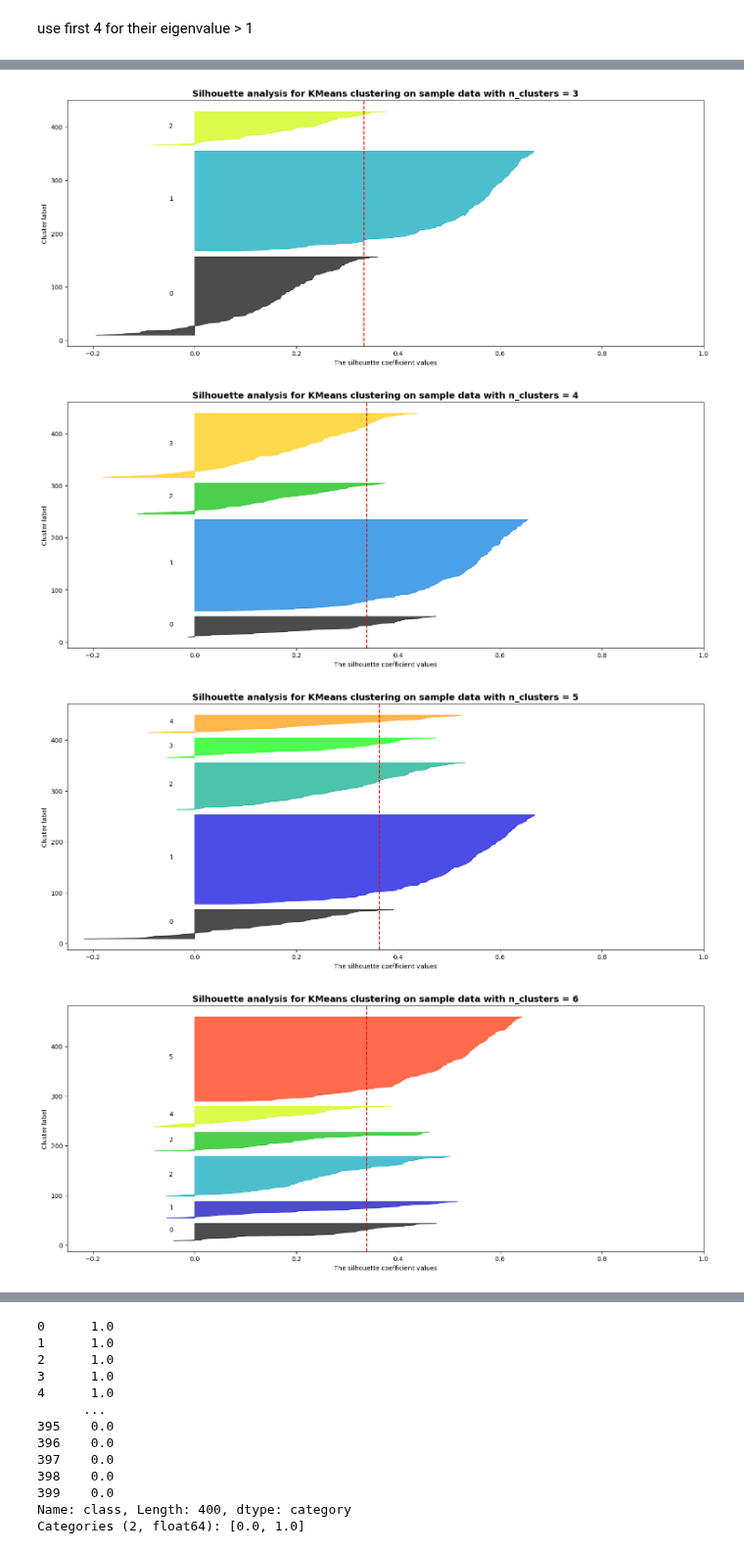
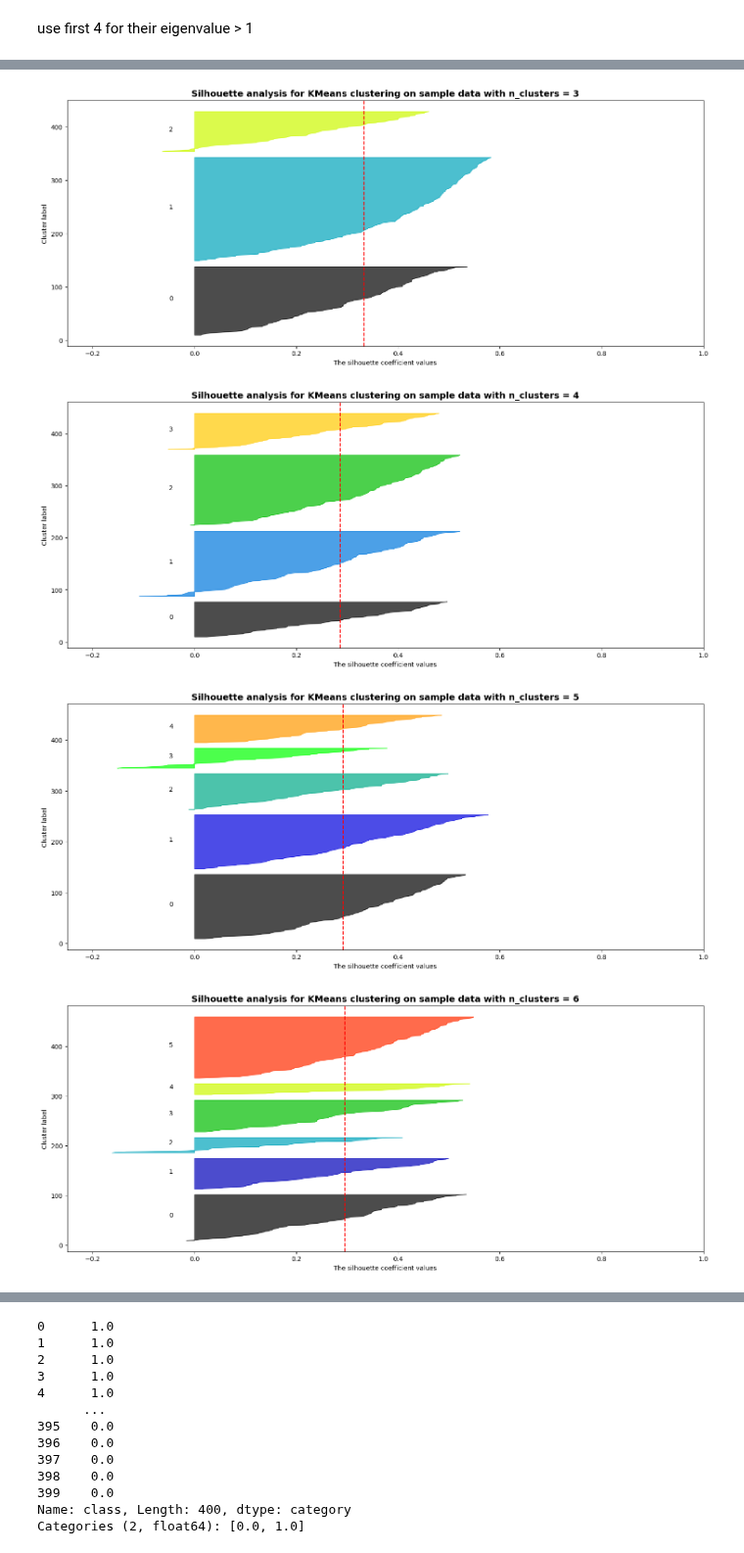
Before and after one commit to Barkesty/Project-Chronic-Kidney-Disease-Classification-Challenge, a Jupyter notebook: project.ipynb, the cells around one changed output, grey strips where cells are left out. Shown at 98% size. Cells and saved outputs as stored; diff of their text form; code cells hidden in the pictures.

```diff
--- a/project.ipynb
+++ b/project.ipynb
@@ -477,7 +495,7 @@ print(df[num_col])
 # %%
 # Perform K—Mean
 
-columns_to_drop = ['class']
+columns_to_drop = ['class', 'sg', 'al', 'su', 'rbc', 'pc', 'pcc', 'ba', 'htn', 'dm', 'cad', 'appet', 'pe', 'ane']
 df_test = df.drop(columns=columns_to_drop)
 
 from sklearn.cluster import KMeans
@@ -582,7 +600,7 @@ dtype: float64
 # %% [markdown]
 We have to do PCA here.
 # %%
-columns_to_drop = ['class']
+columns_to_drop = ['class', 'sg', 'al', 'su', 'rbc', 'pc', 'pcc', 'ba', 'htn', 'dm', 'cad', 'appet', 'pe', 'ane']
 df_test = df.drop(columns=columns_to_drop)
 X = pd.DataFrame(df_test, index=df_test.index, columns=df_test.columns)
 X.shape
@@ -657,5 +665,5 @@ sum(pca.explained_variance_ratio_[:4])
 # %%
-pca = PCA(n_components=4)
+pca = PCA(n_components=3)
 df_pca = pca.fit_transform(df_test)
 
 import matplotlib.cm as cm
@@ -716,7 +724,7 @@ for n_clusters in range_n_clusters:
-[figure, old version]
+[figure, new version]
-[figure, old version]
+[figure, new version]
-[figure, old version]
+[figure, new version]
-[figure, old version]
+[figure, new version]
 # %%
 pd.DataFrame(df_pca)
 # %% [output]
```
Also changed, not shown: parts of 29 cells of this notebook.
